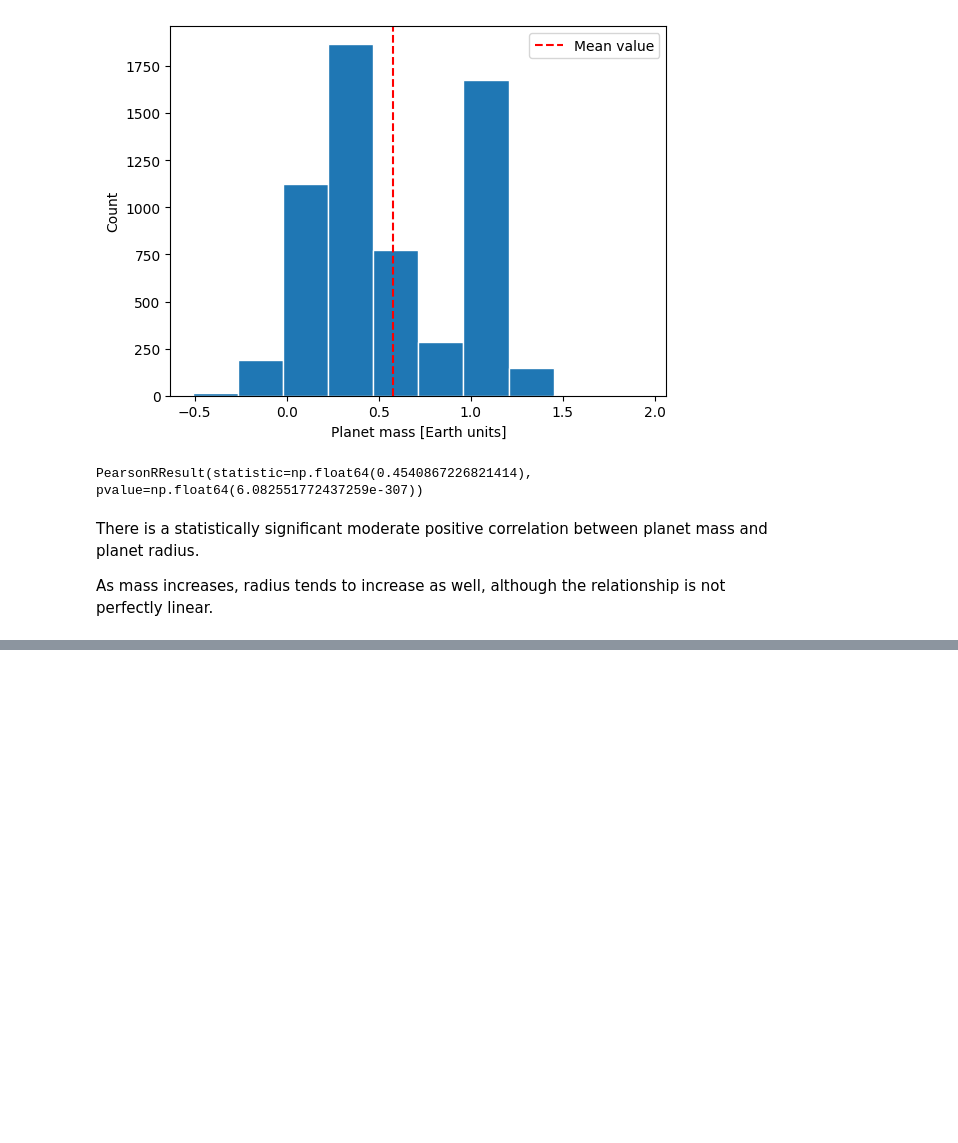
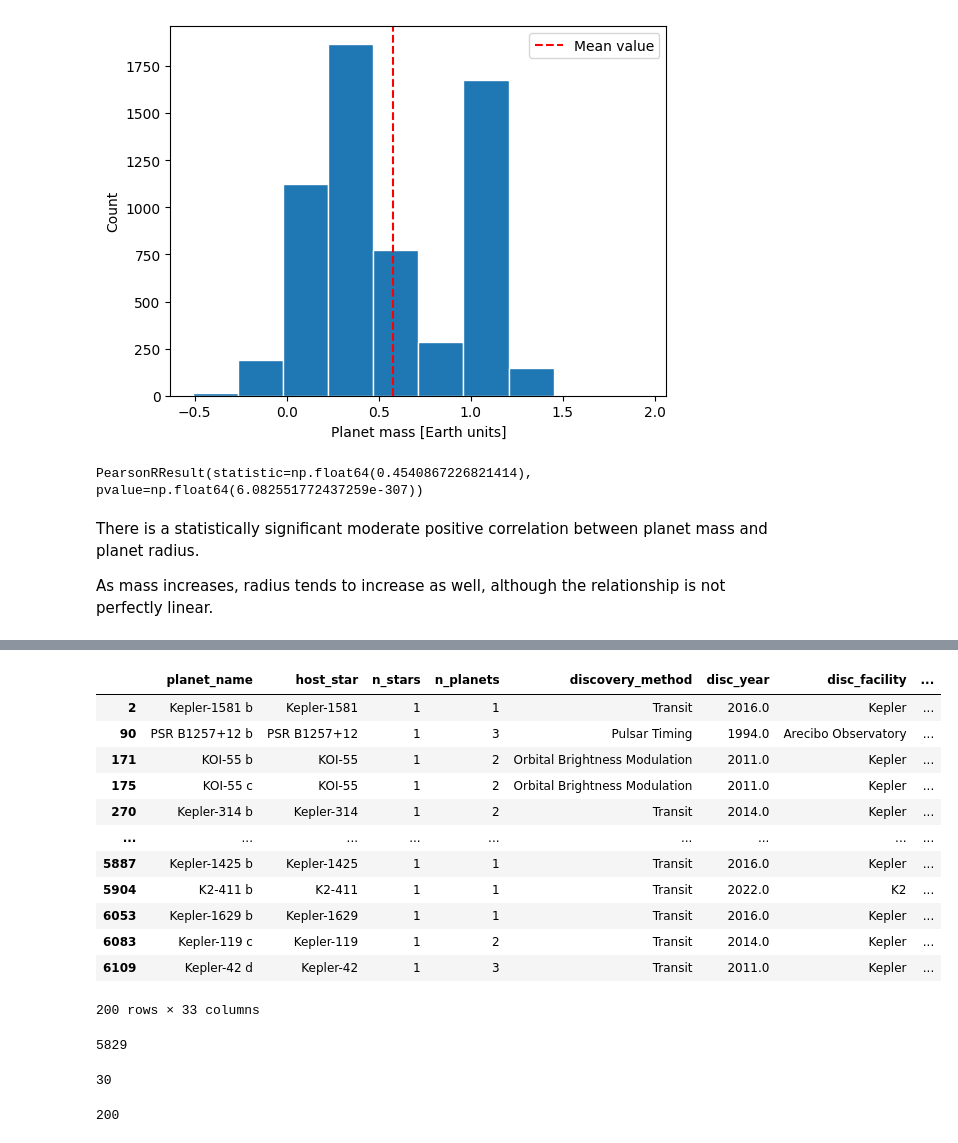
Before and after one commit to plamensve/DS_2026_FP, a Jupyter notebook: notebooks/05_mass_vs_radius.ipynb, the cells around one changed output, grey strips where cells are left out. Cells and saved outputs as stored; diff of their text form; code cells hidden in the pictures; blank space fills up the shorter version.

```diff
--- a/notebooks/05_mass_vs_radius.ipynb
+++ b/notebooks/05_mass_vs_radius.ipynb
@@ -149,0 +150,39 @@ A speculative hypothesis — which cannot currently be verified — is that if l
+# %%
+data['log_radius'] = np.log10(data['planet_radius_earth'])
+data['log_mass'] = np.log10(data['planet_mass_earth'])
+
+quadrant_1 = data[(data['log_radius'] > 0) & (data['log_mass'] > 0)]
+
+quadrant_2 = data[(data['log_radius'] < 0) & (data['log_mass'] > 0)]
+
+quadrant_3 = data[(data['log_radius'] < 0) & (data['log_mass'] < 0)]
+
+quadrant_4 = data[(data['log_radius'] > 0) & (data['log_mass'] < 0)]
+# %%
+quadrant_3
+# %% [output]
+|  | planet_name | host_star | n_stars | n_planets | discovery_method | disc_year | disc_facility | ... |
+| 2 | Kepler-1581 b | Kepler-1581 | 1 | 1 | Transit | 2016.0 | Kepler | ... |
+| 90 | PSR B1257+12 b | PSR B1257+12 | 1 | 3 | Pulsar Timing | 1994.0 | Arecibo Observatory | ... |
+| 171 | KOI-55 b | KOI-55 | 1 | 2 | Orbital Brightness Modulation | 2011.0 | Kepler | ... |
+| 175 | KOI-55 c | KOI-55 | 1 | 2 | Orbital Brightness Modulation | 2011.0 | Kepler | ... |
+| 270 | Kepler-314 b | Kepler-314 | 1 | 2 | Transit | 2014.0 | Kepler | ... |
+| ... | ... | ... | ... | ... | ... | ... | ... | ... |
+| 5887 | Kepler-1425 b | Kepler-1425 | 1 | 1 | Transit | 2016.0 | Kepler | ... |
+| 5904 | K2-411 b | K2-411 | 1 | 1 | Transit | 2022.0 | K2 | ... |
+| 6053 | Kepler-1629 b | Kepler-1629 | 1 | 1 | Transit | 2016.0 | Kepler | ... |
+| 6083 | Kepler-119 c | Kepler-119 | 1 | 2 | Transit | 2014.0 | Kepler | ... |
+| 6109 | Kepler-42 d | Kepler-42 | 1 | 3 | Transit | 2011.0 | Kepler | ... |
+200 rows × 33 columns
+# %%
+len(quadrant_1)
+# %% [output]
+5829
+# %%
+len(quadrant_2)
+# %% [output]
+30
+# %%
+len(quadrant_3)
+# %% [output]
+200
```
Also changed, not shown: parts of 20 cells of this notebook, 2 other files.
